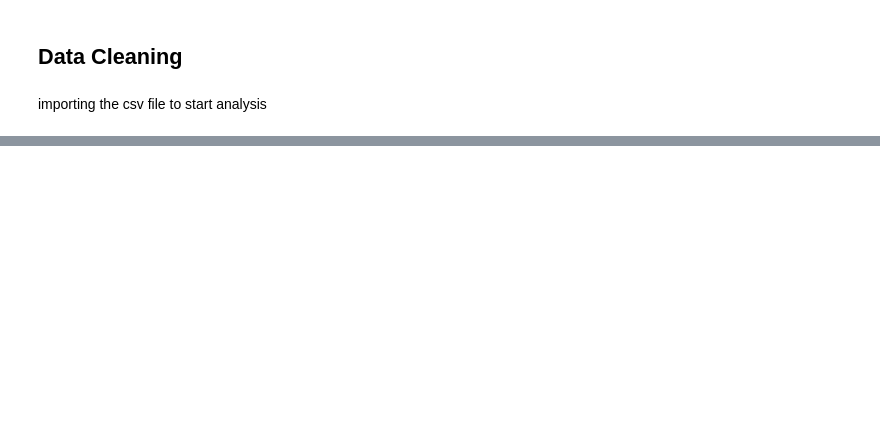
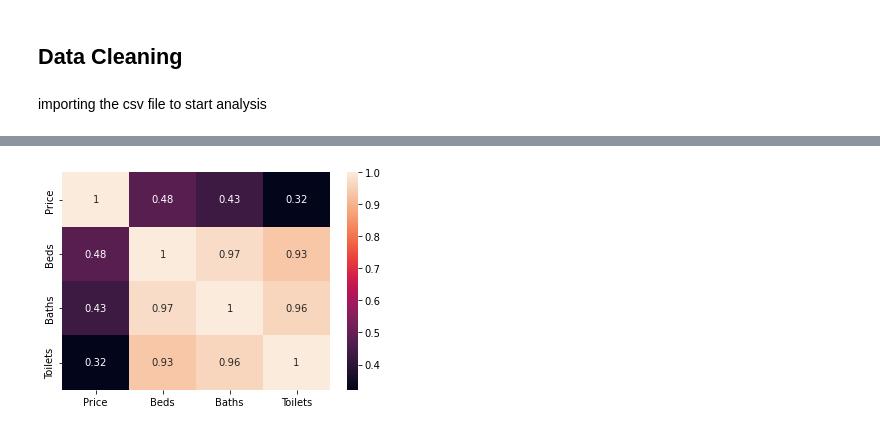
Before and after one commit to Kehindeadebisi/Housing-Prediction, a Jupyter notebook: Housing_Prices.ipynb, the cells around one changed output, grey strips where cells are left out. Drawn from its saved outputs; the diff is of its cells as text; code cells hidden in the pictures; blank space fills up the shorter version.

```diff
--- a/Housing_Prices.ipynb
+++ b/Housing_Prices.ipynb
@@ -140,0 +390,4 @@ Name: Address, Length: 8118, dtype: object
+# %%
+sns.heatmap(listing.corr(), annot = True);
+# %% [output]
+[figure, added]
```
Also changed, not shown: parts of 69 cells of this notebook, 3 other files.
